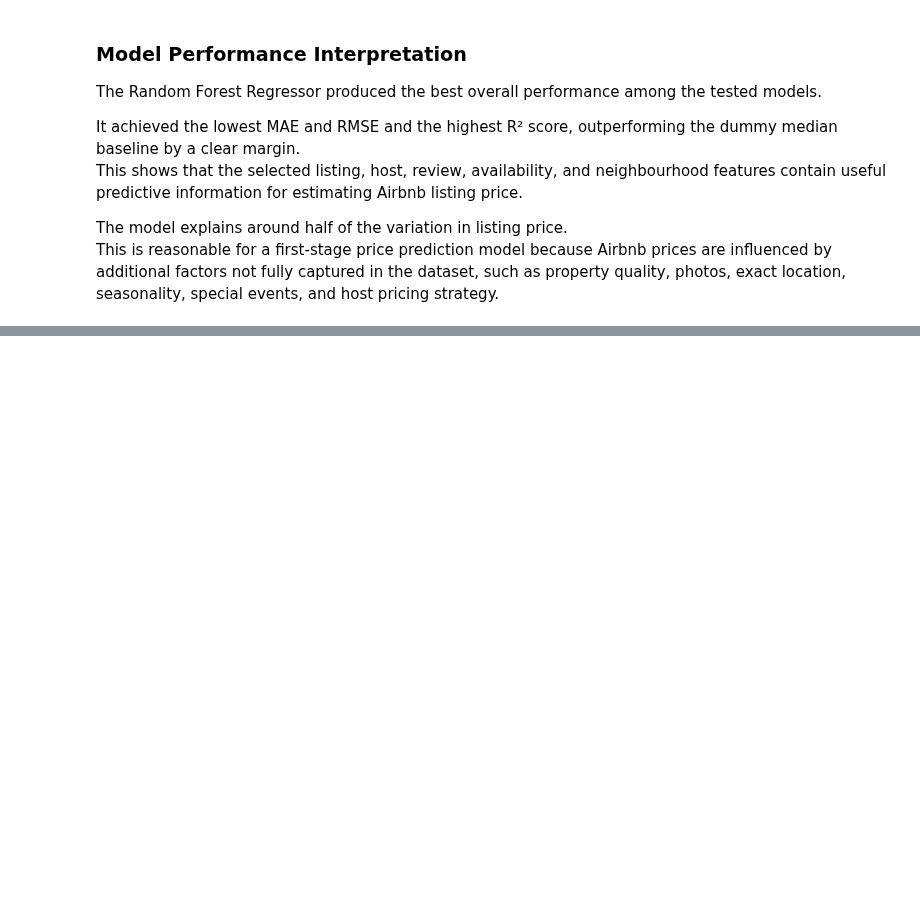
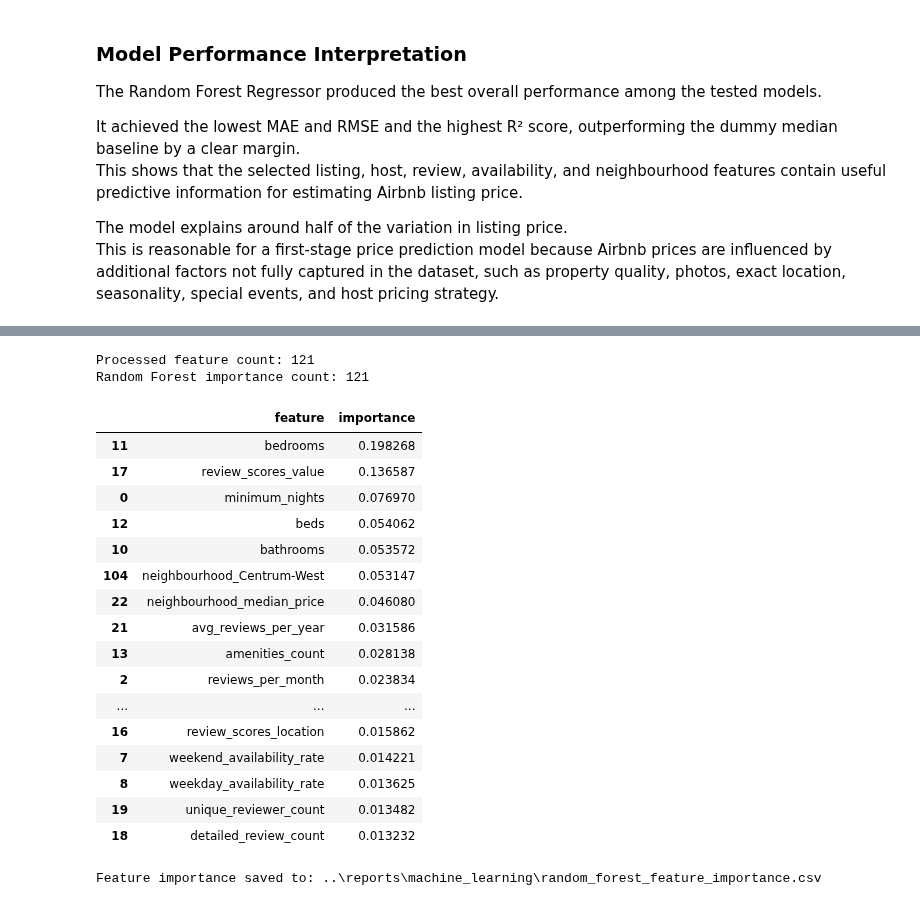
Before and after one commit to Tnadeeja/Inside-Airbnb-Market-Intelligence-Platform-Data-Engineering-Analytics-AI, a Jupyter notebook: notebooks/05_ml_price_prediction.ipynb, the cells around one changed output, grey strips where cells are left out. Saved outputs shown, nothing was run; the diff lists cells and outputs as text; code cells hidden in the pictures; blank space fills up the shorter version.

```diff
--- a/notebooks/05_ml_price_prediction.ipynb
+++ b/notebooks/05_ml_price_prediction.ipynb
@@ -737,0 +745,59 @@ This is reasonable for a first-stage price prediction model because Airbnb price
+# %%
+# Get numeric feature names
+processed_numeric_feature_names = numeric_features_clean
+
+# Get categorical feature names after one-hot encoding
+onehot_encoder = preprocessor.named_transformers_["categorical"].named_steps["onehot"]
+
+processed_categorical_feature_names = onehot_encoder.get_feature_names_out(
+    categorical_features_clean
+).tolist()
+
+processed_feature_names = (
+    processed_numeric_feature_names +
+    processed_categorical_feature_names
+)
+
+print("Processed feature count:", len(processed_feature_names))
+print("Random Forest importance count:", len(random_forest_model.feature_importances_))
+# %% [output]
+Processed feature count: 121
+Random Forest importance count: 121
+# %%
+feature_importance_df = pd.DataFrame({
+    "feature": processed_feature_names,
+    "importance": random_forest_model.feature_importances_
+})
+
+feature_importance_df = feature_importance_df.sort_values(
+    "importance",
+    ascending=False
+)
+
+feature_importance_df.head(20)
+# %% [output]
+|  | feature | importance |
+| 11 | bedrooms | 0.198268 |
+| 17 | review_scores_value | 0.136587 |
+| 0 | minimum_nights | 0.076970 |
+| 12 | beds | 0.054062 |
+| 10 | bathrooms | 0.053572 |
+| 104 | neighbourhood_Centrum-West | 0.053147 |
+| 22 | neighbourhood_median_price | 0.046080 |
+| 21 | avg_reviews_per_year | 0.031586 |
+| 13 | amenities_count | 0.028138 |
+| 2 | reviews_per_month | 0.023834 |
+| ... | ... | ... |
+| 16 | review_scores_location | 0.015862 |
+| 7 | weekend_availability_rate | 0.014221 |
+| 8 | weekday_availability_rate | 0.013625 |
+| 19 | unique_reviewer_count | 0.013482 |
+| 18 | detailed_review_count | 0.013232 |
+# %%
+feature_importance_output_path = ML_REPORTS_PATH / "random_forest_feature_importance.csv"
+
+feature_importance_df.to_csv(feature_importance_output_path, index=False)
+
+print(f"Feature importance saved to: {feature_importance_output_path}")
+# %% [output]
+Feature importance saved to: ..\reports\machine_learning\random_forest_feature_importance.csv
```
Also changed, not shown: parts of 3 cells of this notebook, 2 other files.
